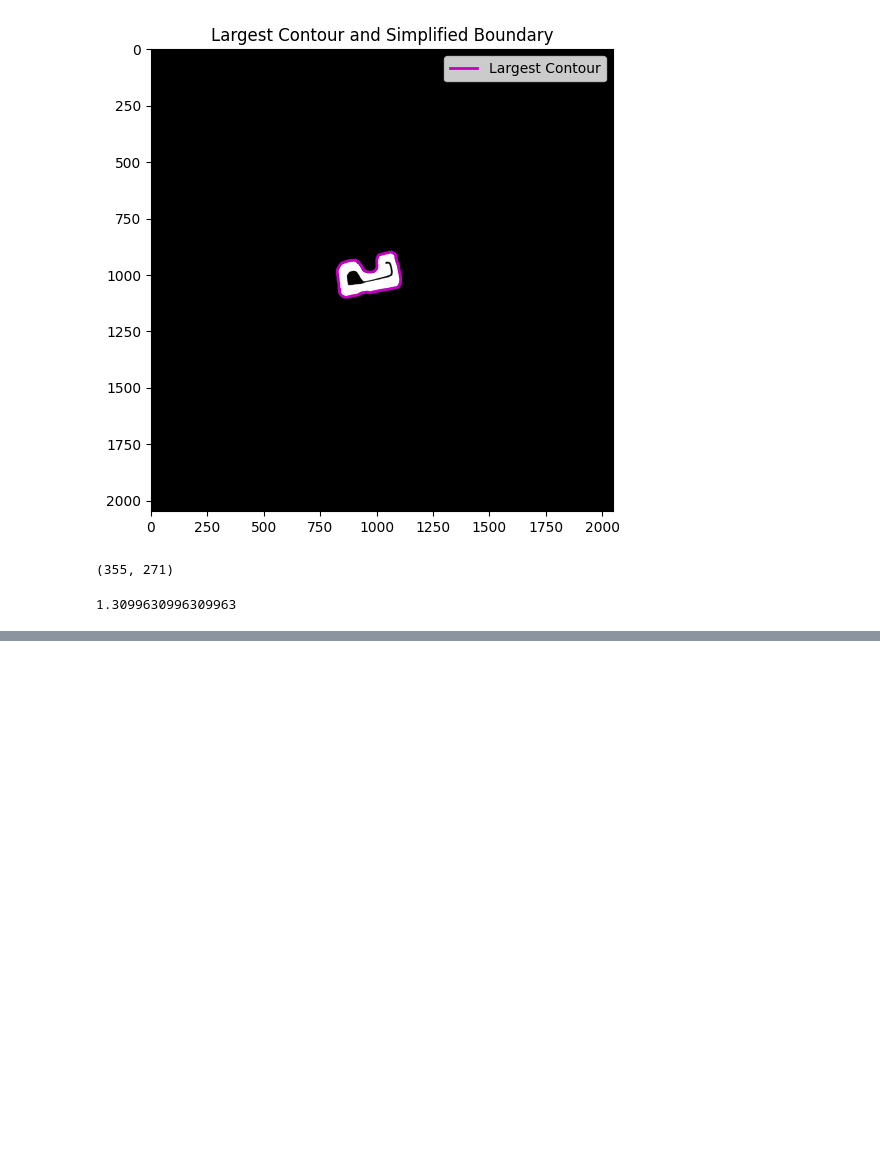
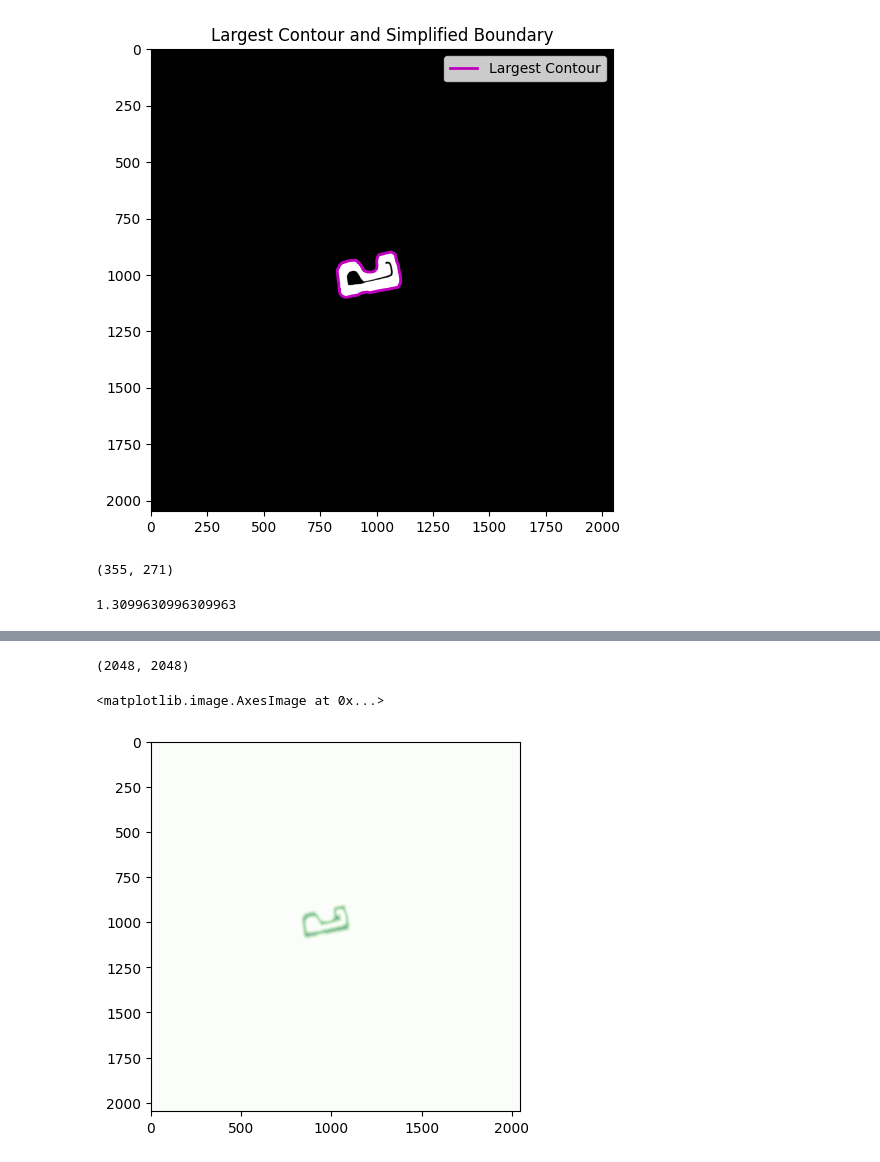
Before and after one commit to anjrew/race-lines-optimization, a Jupyter notebook: notebooks/create_map_boundries.ipynb, the cells around one changed output, grey strips where cells are left out. Drawn from its saved outputs; the diff is of its cells as text; code cells hidden in the pictures; blank space fills up the shorter version.

```diff
--- a/notebooks/create_map_boundries.ipynb
+++ b/notebooks/create_map_boundries.ipynb
@@ -289,0 +361,14 @@ SyntaxError: invalid syntax (1933637684.py, line 1)
+# %%
+
+# Skeletonize to get centerline
+dist_transform = cv2.distanceTransform(binary, cv2.DIST_L2, 5)
+dist_transform.shape
+# %% [output]
+(2048, 2048)
+# %%
+
+# Overlay the skeleton in a distinct color (e.g., green)
+plt.imshow(dist_transform, cmap='Greens', alpha=0.5)  # alpha controls transparency
+# %% [output]
+<matplotlib.image.AxesImage at 0x...>
+[figure, added]
```
Also changed, not shown: parts of 32 cells of this notebook, 4 other files.
